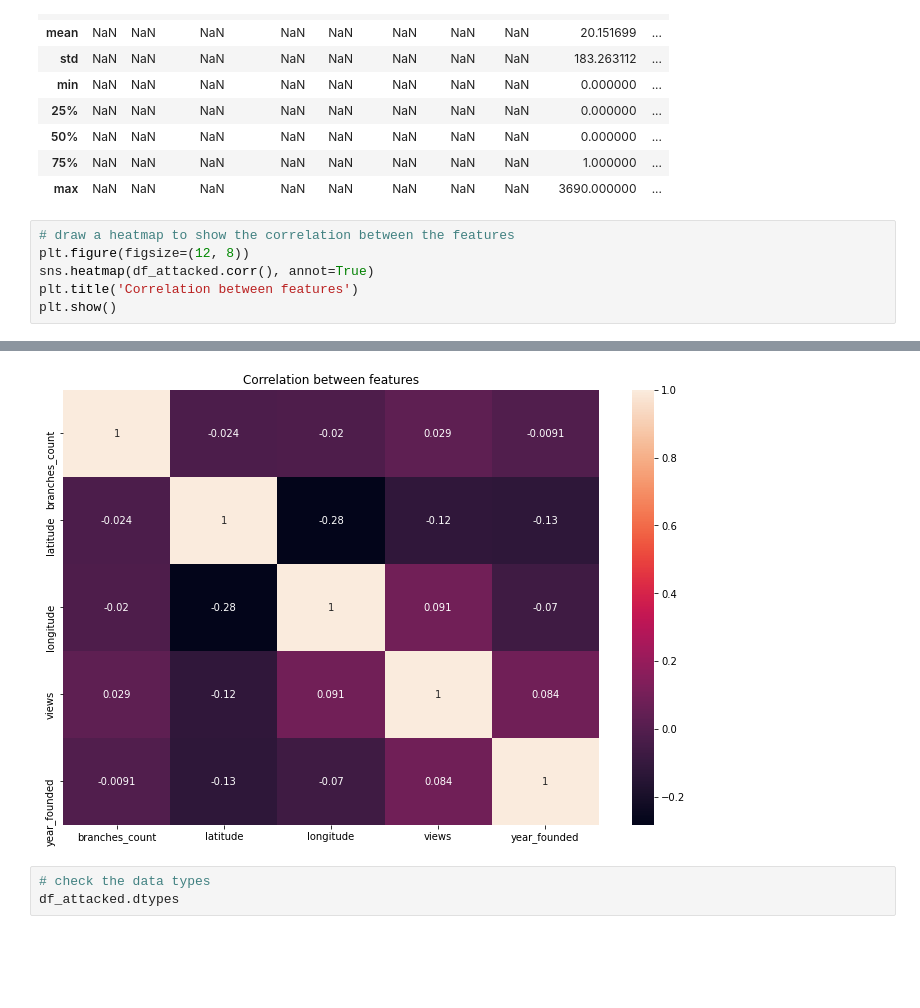
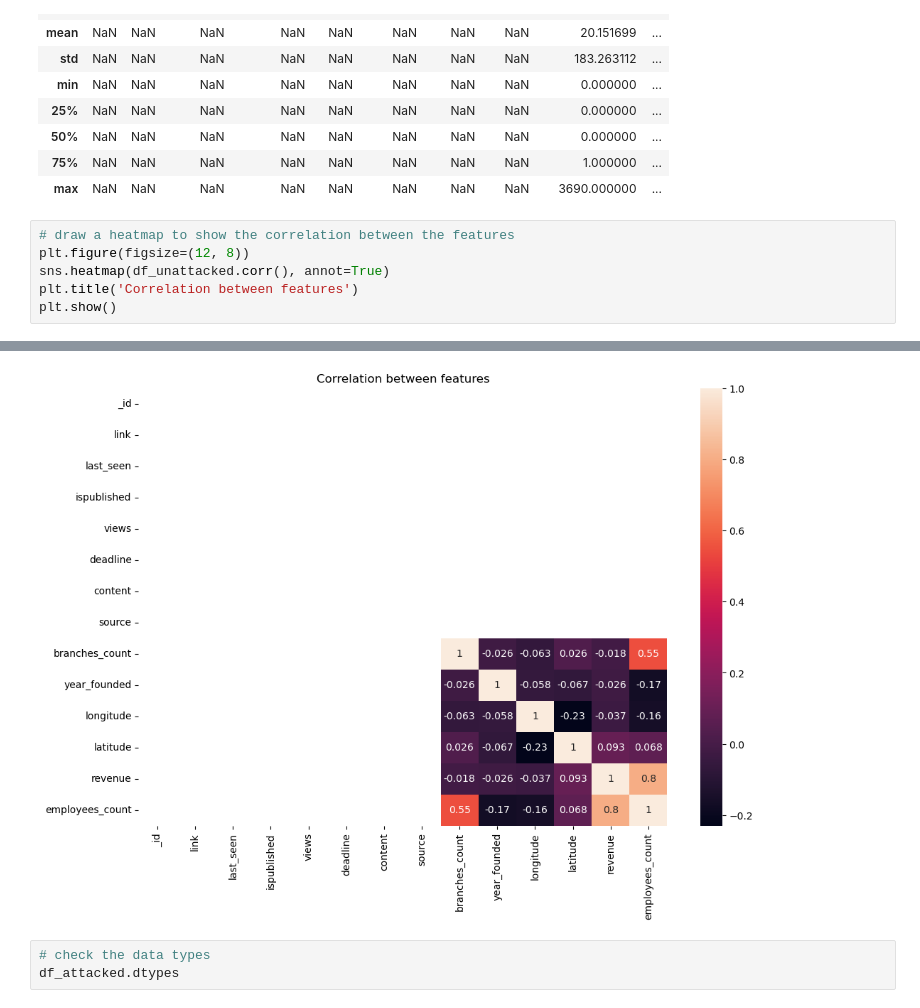
Before and after one commit to DoniaEsawi/Ransomware-Revealed, a Jupyter notebook: data_science.ipynb, the cells around one changed output, grey strips where cells are left out. Cells and saved outputs as stored; diff of their text form; blank space fills up the shorter version.

```diff
--- a/data_science.ipynb
+++ b/data_science.ipynb
@@ -101,7 +102,7 @@ df_unattacked.describe()
 # %%
 # draw a heatmap to show the correlation between the features
 plt.figure(figsize=(12, 8))
-sns.heatmap(df_attacked.corr(), annot=True)
+sns.heatmap(df_unattacked.corr(), annot=True)
 plt.title('Correlation between features')
 plt.show()
 # %% [output]
@@ -108,4 +110,4 @@ plt.show()
-[figure, old version]
+[figure, new version]
 # %%
 # check the data types
 df_attacked.dtypes
```
Also changed, not shown: parts of 22 cells of this notebook, 1 other file.
